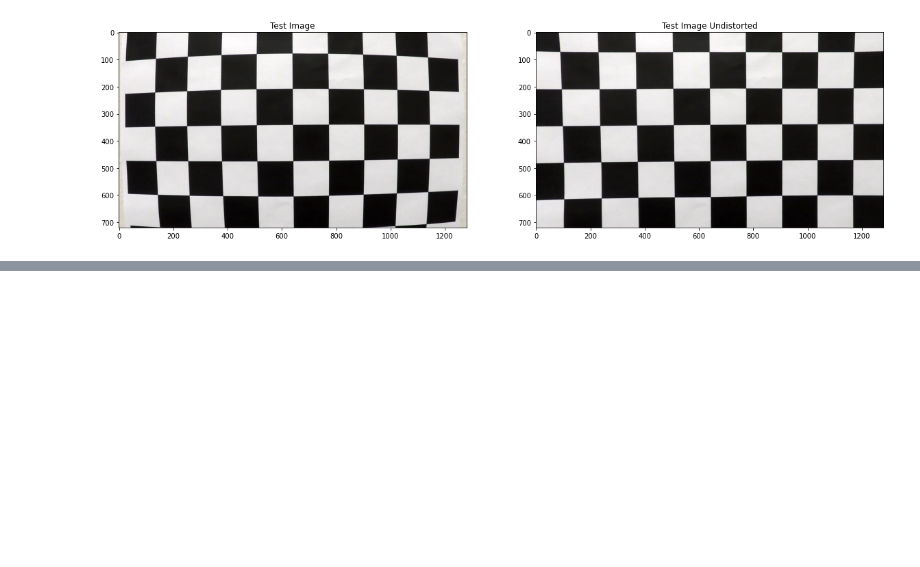
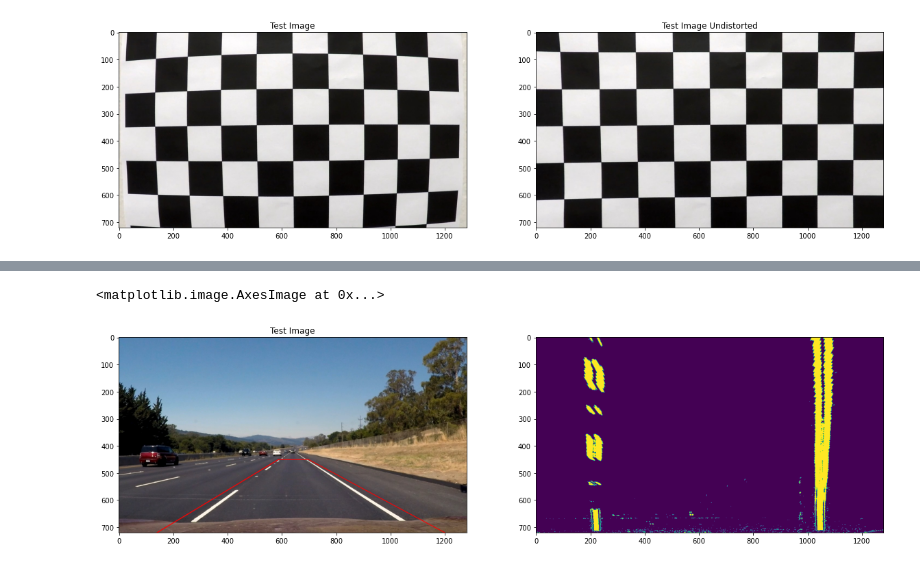
Before and after one commit to Cartoniol/CarND-Advanced-Lane-Lines-master, a Jupyter notebook: P2.ipynb, the cells around one changed output, grey strips where cells are left out. Cells and saved outputs as stored; diff of their text form; code cells hidden in the pictures; blank space fills up the shorter version.

Commit message:
Video post processing

```diff
--- a/P2.ipynb
+++ b/P2.ipynb
@@ -520,0 +679,63 @@ ax2.imshow(out_img)
+# %%
+# Path description for test images
+path = os.getcwd()
+test_img_path = os.path.join(path,'test_images/')
+
+# List of test images
+images = os.listdir(test_img_path)
+data_paths = [os.path.join(test_img_path, f) for f in images]
+
+#for i in range(len(data_path))
+image = mpimg.imread(data_paths[6])
+
+vertices = [[140, image.shape[0]],
+                [image.shape[1]/2-52,image.shape[0]/2+90],
+                [image.shape[1]/2+57,image.shape[0]/2+90],
+                [image.shape[1]-80,image.shape[0]]]
+
+combined = process_img(image, vertices)
+#left_curverad, right_curverad, warped, newresult = process_img(image)
+
+f, (ax1, ax2) = plt.subplots(1, 2, figsize=(20,10))
+ax1.set_title('Test Image')
+
+# vertices + lines ploted for visualization
+
+cv2.line(image, (int(vertices[0][0]), int(vertices[0][1])),
+                 (int(vertices[1][0]), int(vertices[1][1])), color=[255, 0, 0], thickness = 2)
+
+cv2.line(image, (int(vertices[1][0]), int(vertices[1][1])),
+                 (int(vertices[2][0]), int(vertices[2][1])), color=[255, 0, 0], thickness = 2)
+
+cv2.line(image, (int(vertices[2][0]), int(vertices[2][1])),
+                 (int(vertices[3][0]), int(vertices[3][1])), color=[255, 0, 0], thickness = 2)
+
+ax1.imshow(image)
+#avg_rad = (left_curverad + right_curverad)/2
+
+#text =  ('Curvature Radius in m = ' + str(format(avg_rad, '.2f')))
+#cv2.putText(newresult, text, (10, 60), cv2.FONT_HERSHEY_SIMPLEX, 1.5, (255, 255, 255), 2, cv2.LINE_AA) #, color[, thickness[, lineType[, bottomLeftOrigin]]])
+
+ax2.imshow(combined)
+
+#if len(combination) > 1:
+#    ax3.set_title(combination[0] + ' & ' + combination[1] + ' Combination')
+#
+#else:
+#    ax3.set_title(combination[0])
+#
+##plt.plot(left_fitx, ploty, color='yellow')
+##plt.plot(right_fitx, ploty, color='yellow')
+#
+#ax3.set_title('Unwarped')
+#ax3.imshow(out_img)
+
+#print(left_curverad)
+#print(right_curverad)
+
+# Save converted images in folder "output_images"
+#file_name = path + 'output_images/' + str(images[im])
+#cv2.imwrite(file_name, lines_edges)
+# %% [output]
+<matplotlib.image.AxesImage at 0x...>
+[figure, added]
```
Also changed, not shown: parts of 18 cells of this notebook, 1 other file.
